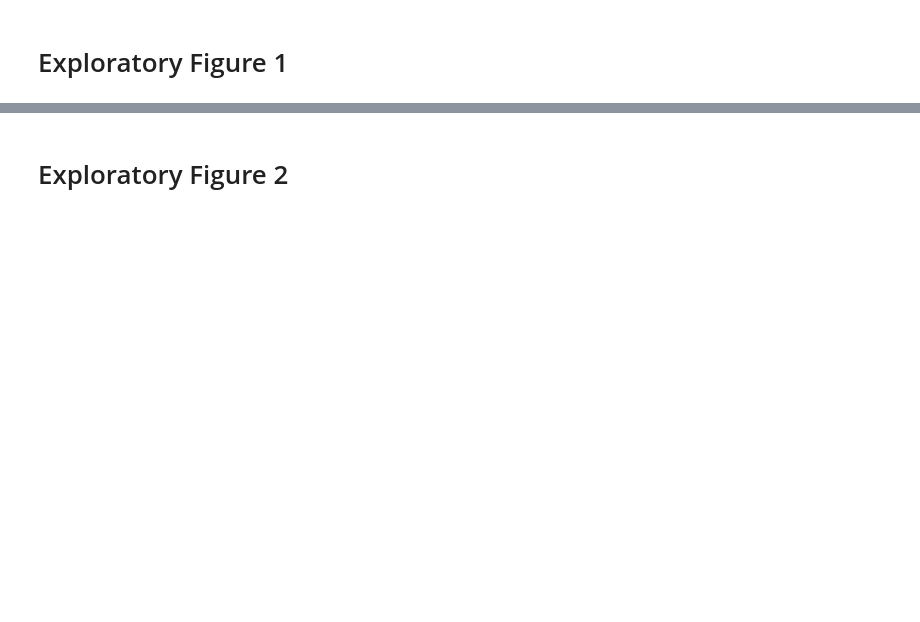
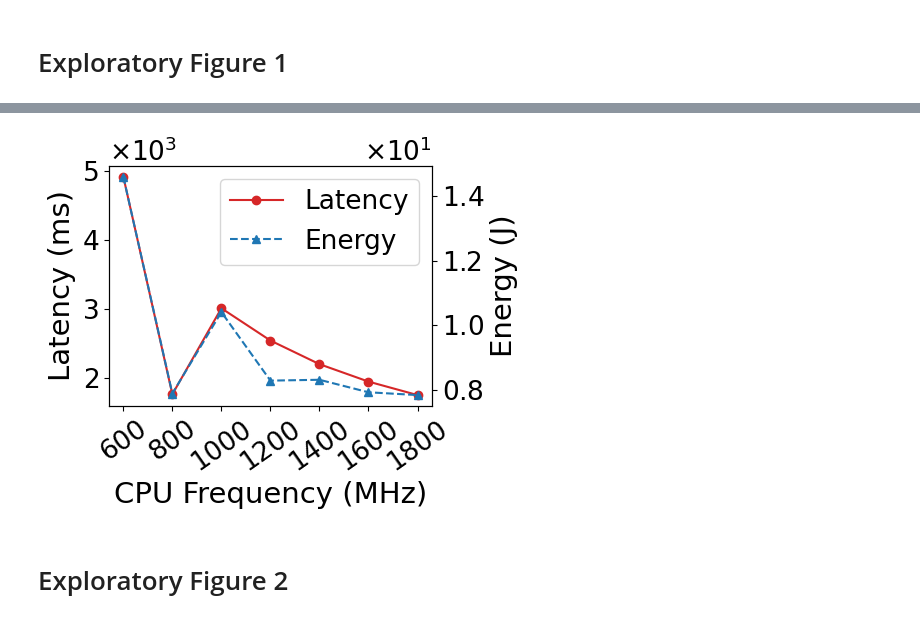
Before and after one commit to hpc-tuwien/SPLINTER, a Jupyter notebook: controller/exploratory_plots.ipynb, the cells around one changed output, grey strips where cells are left out. Saved outputs shown, nothing was run; the diff lists cells and outputs as text; code cells hidden in the pictures; blank space fills up the shorter version.

Commit message:
Add plots

```diff
--- a/controller/exploratory_plots.ipynb
+++ b/controller/exploratory_plots.ipynb
@@ -7,5 +5,5 @@ study_names = optuna.study.get_all_study_names(storage="sqlite:///../exhaustive.
 # %%
-study = optuna.load_study(study_name="vgg16_grid_1_pruning_False", storage="sqlite:///../exhaustive.db")
+study = optuna.load_study(study_name='vgg16_grid_1_pruning_True', storage="sqlite:///../splinter.db")
 # %%
 df = study.trials_dataframe()
 df = df[df['state'] == 'COMPLETE']
@@ -15,4 +27,4 @@ df
 # Exploratory Figure 1
 # %%
 df_fig1 = df[(df['params_layer'] == 22) & (df['params_edge-accelerator'] == 'off')]
-df_fig1 = df_fig1[['values_energy in mJ', 'values_latency in ms', 'params_cpu-freq']]
+df_fig1 = df_fig1[['values_energy (J)', 'values_latency (ms)', 'params_cpu-freq']]
@@ -21,7 +44,7 @@ import matplotlib.pyplot as plt
 import matplotlib.ticker as ticker
 
 # Define font size variables
-scale_fonts = 4
+scale_fonts = 7
 label_font_size = 14 + scale_fonts
 title_font_size = 16 + scale_fonts
 tick_font_size = 12 + scale_fonts
@@ -38,7 +61,7 @@ ax2 = ax1.twinx()
 # Plot the latency on the first y-axis
 ax1.set_xlabel('CPU Frequency (MHz)', fontsize=label_font_size)
 ax1.set_ylabel('Latency (ms)', fontsize=label_font_size)
-latency_line, = ax1.plot(grouped_df['params_cpu-freq'], grouped_df['values_latency in ms'], color='tab:red', marker='o',
+latency_line, = ax1.plot(grouped_df['params_cpu-freq'], grouped_df['values_latency (ms)'], color='tab:red', marker='o',
                          linestyle='-')
 ax1.tick_params(axis='y', labelsize=tick_font_size)
 ax1.tick_params(axis='x', labelsize=tick_font_size)
@@ -48,39 +71,40 @@ ax1.set_xticks(range(600, 1801, 200))
 
 # Rotate x-axis labels
 for label in ax1.get_xticklabels():
-    label.set_rotation(30)
+    label.set_rotation(35)
 
 # Create a second y-axis for the energy
-ax2.set_ylabel('Energy (mJ)', fontsize=label_font_size)
-energy_line, = ax2.plot(grouped_df['params_cpu-freq'], grouped_df['values_energy in mJ'], color='tab:blue', marker='^',
+ax2.set_ylabel('Energy (J)', fontsize=label_font_size)
+energy_line, = ax2.plot(grouped_df['params_cpu-freq'], grouped_df['values_energy (J)'], color='tab:blue', marker='^',
                         linestyle='--')
 ax2.tick_params(axis='y', labelsize=tick_font_size)
-
 
 # Format y-axis ticks as scientific notation for both y-axes
 ax1.yaxis.set_major_formatter(ticker.ScalarFormatter(useMathText=True))
 ax1.ticklabel_format(style='sci', axis='y', scilimits=(0, 0))
 ax2.yaxis.set_major_formatter(ticker.ScalarFormatter(useMathText=True))
 ax2.ticklabel_format(style='sci', axis='y', scilimits=(0, 0))
 
 # Set offset text size for y-axes
 ax1.yaxis.get_offset_text().set_fontsize(offset_font_size)
 ax2.yaxis.get_offset_text().set_fontsize(offset_font_size)
 
 # Add a single legend
 lines = [latency_line, energy_line]
 labels = ['Latency', 'Energy']
 ax2.legend(lines, labels, loc='upper right', fontsize=legend_font_size)
 
 # Adjust layout
 fig.tight_layout()
 #fig.subplots_adjust(bottom=0.2)  # Adjust the bottom to make room for rotated labels
 
 # Save the plot
-plt.savefig('cpu_settings_effect.pdf', format='pdf')
+plt.savefig('cpu_settings_effect.pdf', format='pdf', bbox_inches='tight')
 
 # Show the plot
 plt.show()
+# %% [output]
+[figure, added]
 # %% [markdown]
 # Exploratory Figure 2
 # %%
```
Also changed, not shown: parts of 21 cells of this notebook, 12 other files.
